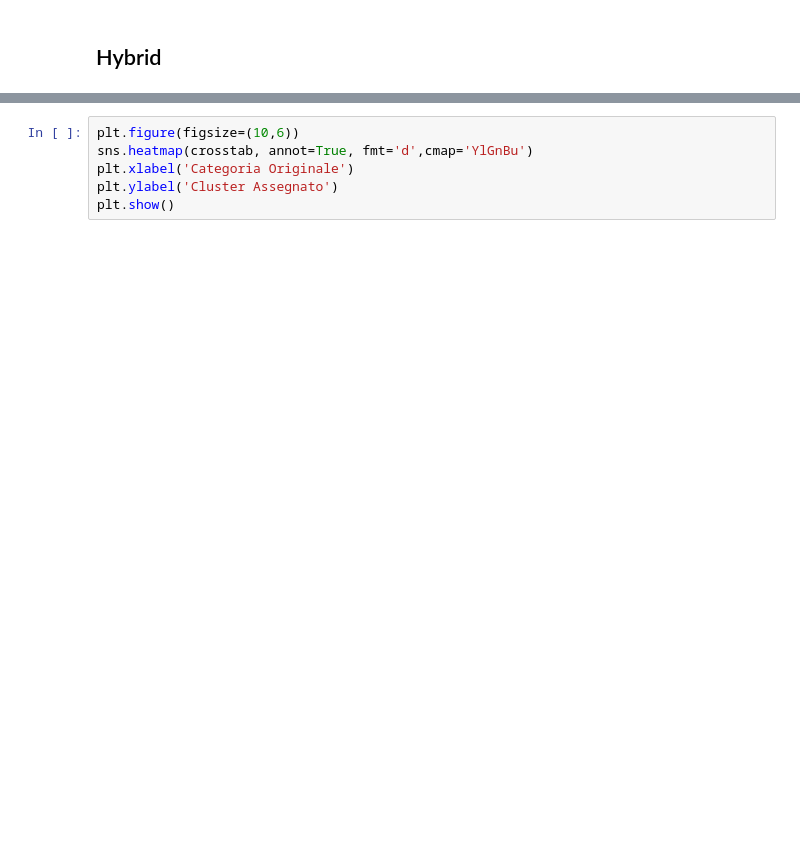
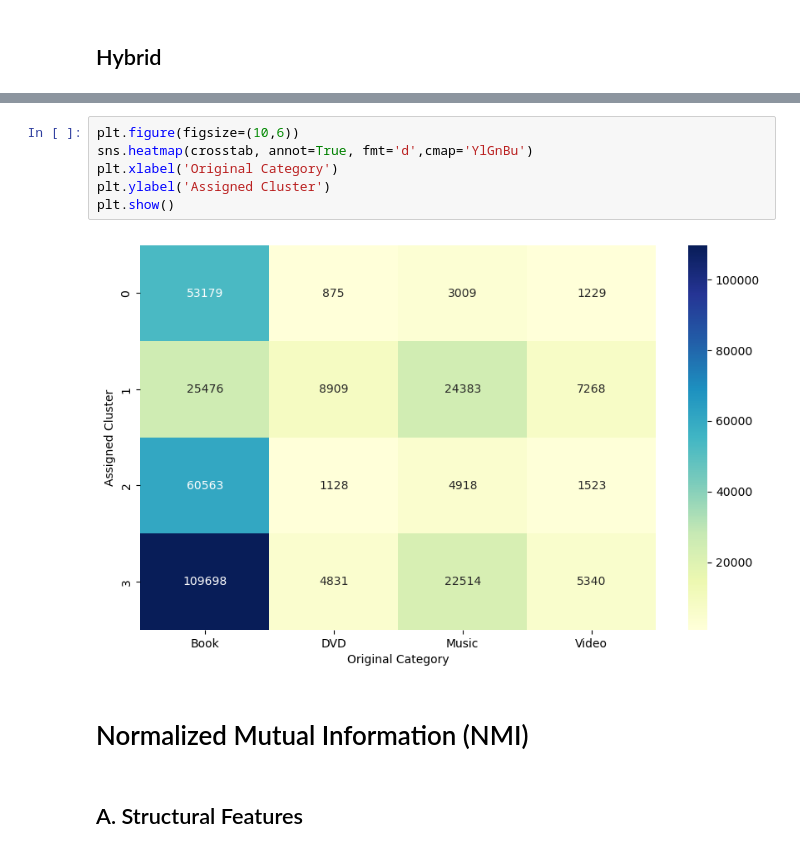
Before and after one commit to raozzo/ProgettoLFN, a Jupyter notebook: Code/notebooks/print.ipynb, the cells around one changed output, grey strips where cells are left out. Saved outputs shown, nothing was run; the diff lists cells and outputs as text; blank space fills up the shorter version.

```diff
--- a/Code/notebooks/print.ipynb
+++ b/Code/notebooks/print.ipynb
@@ -245,6 +427,12 @@ df_final.head()
 # %%
 plt.figure(figsize=(10,6))
 sns.heatmap(crosstab, annot=True, fmt='d',cmap='YlGnBu')
-plt.xlabel('Categoria Originale')
-plt.ylabel('Cluster Assegnato')
+plt.xlabel('Original Category')
+plt.ylabel('Assigned Cluster')
 plt.show()
+# %% [output]
+[figure, added]
+# %% [markdown]
+# Normalized Mutual Information (NMI)
+# %% [markdown]
+## A. Structural Features
```
Also changed, not shown: parts of 34 cells of this notebook, 4 other files.
